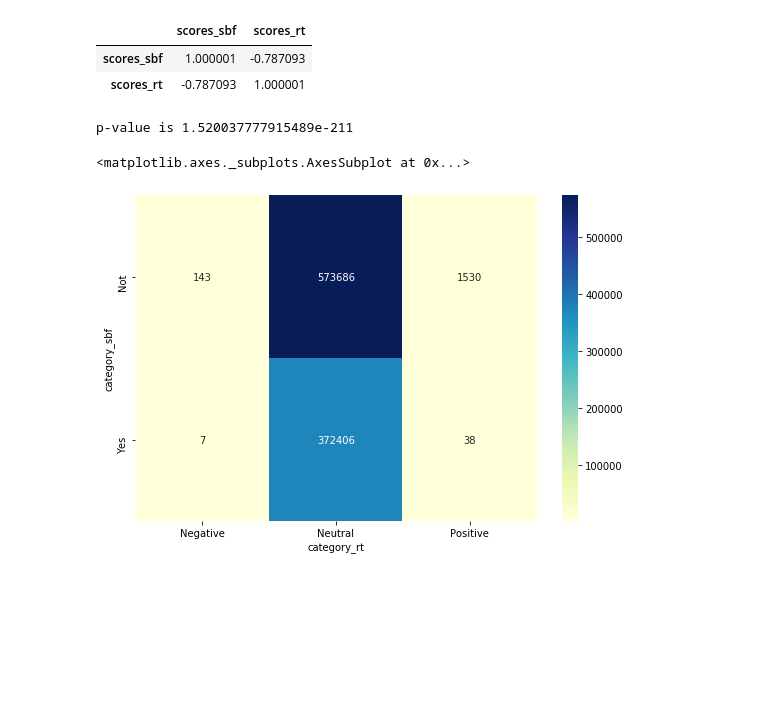
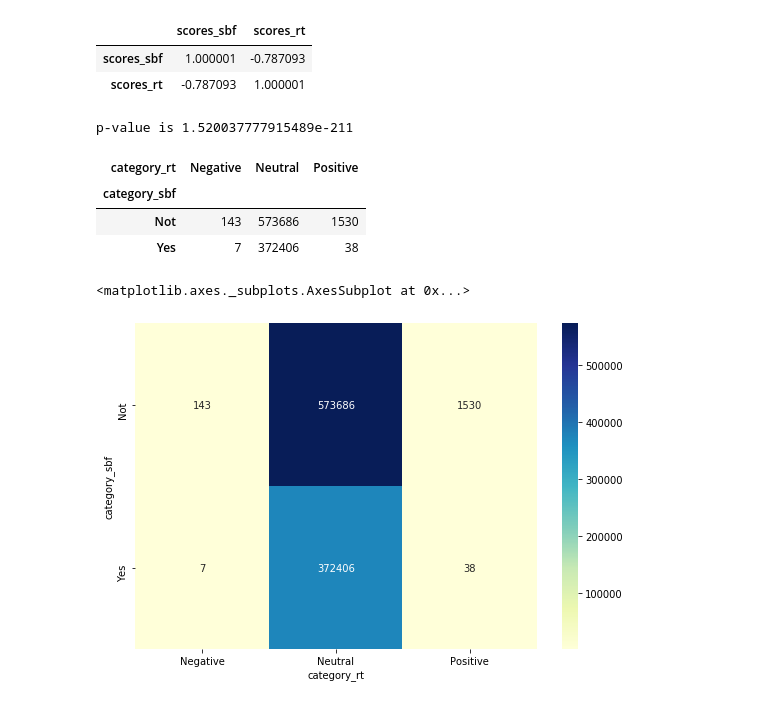
Before and after one commit to peixian/nlu-s2021-final-project, a Jupyter notebook: analysis-jupyter.ipynb, the cells around one changed output. Saved outputs shown, nothing was run; the diff lists cells and outputs as text; code cells hidden in the pictures; blank space fills up the shorter version.

```diff
--- a/analysis-jupyter.ipynb
+++ b/analysis-jupyter.ipynb
@@ -83,6 +100,13 @@ c, p, dof, expected = chi2_contingency(contingency)
 print(f"p-value is {p}")
 # %% [output]
 p-value is 1.520037777915489e-211
+# %%
+contingency
+# %% [output]
+| category_rt | Negative | Neutral | Positive |
+| category_sbf |  |  |  |
+| Not | 143 | 573686 | 1530 |
+| Yes | 7 | 372406 | 38 |
 # %%
 f, ax = plt.subplots(figsize=(9, 6))
 sns.heatmap(contingency, annot=True, fmt="d", cmap="YlGnBu")
```
Also changed, not shown: parts of 1 cell of this notebook, 1 other file.
